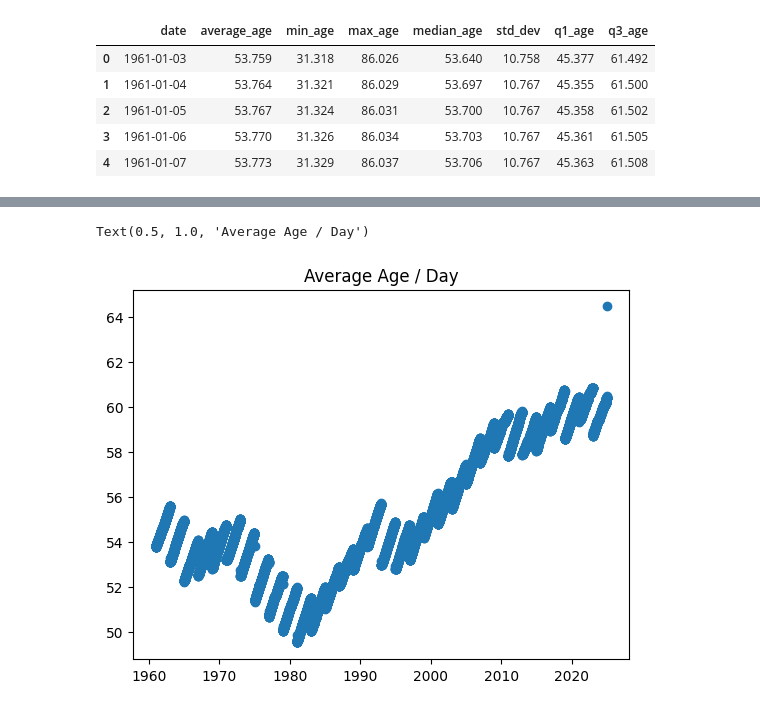
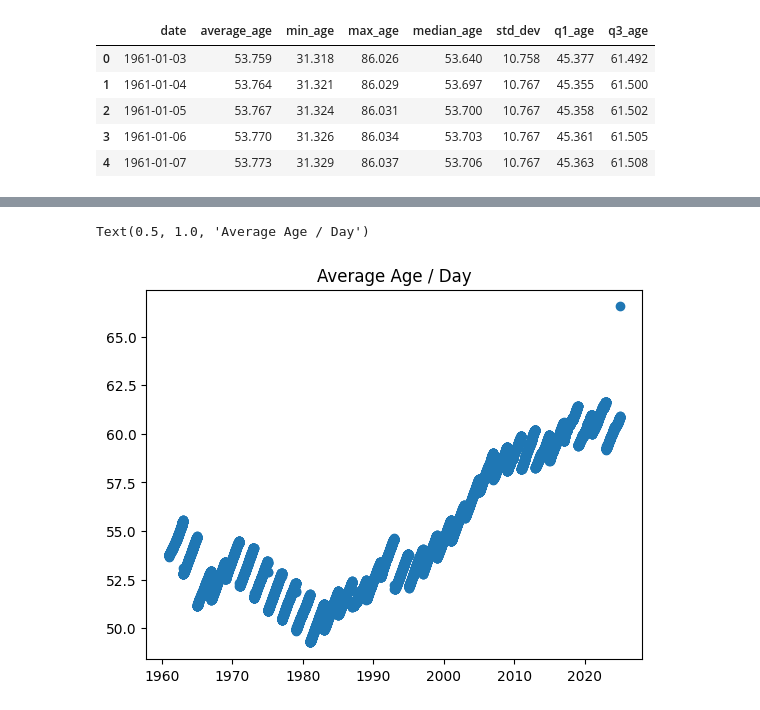
Before and after one commit to Jeff-Oliver/age-of-congress, a Jupyter notebook: notebooks/visualizations.ipynb, the cells around one changed output, grey strips where cells are left out. Saved outputs shown, nothing was run; the diff lists cells and outputs as text; code cells hidden in the pictures.

```diff
--- a/notebooks/visualizations.ipynb
+++ b/notebooks/visualizations.ipynb
@@ -158,11 +174,11 @@ results_df_vectorized.head()
 # %%
 # Make a scatterplot with x-axis = date and y-axis = average_age
 import matplotlib.pyplot as plt
-y = results_df_vectorized['average_age']
+y = results_df_vectorized['median_age']
 x = results_df_vectorized['date']
 
 plt.scatter(x, y)
-plt.title('Average Age / Day')
+plt.title('Median Age / Day')
 # %% [output]
 Text(0.5, 1.0, 'Average Age / Day')
-[figure, old version]
+[figure, new version]
```
Also changed, not shown: parts of 10 cells of this notebook, 3 other files.
